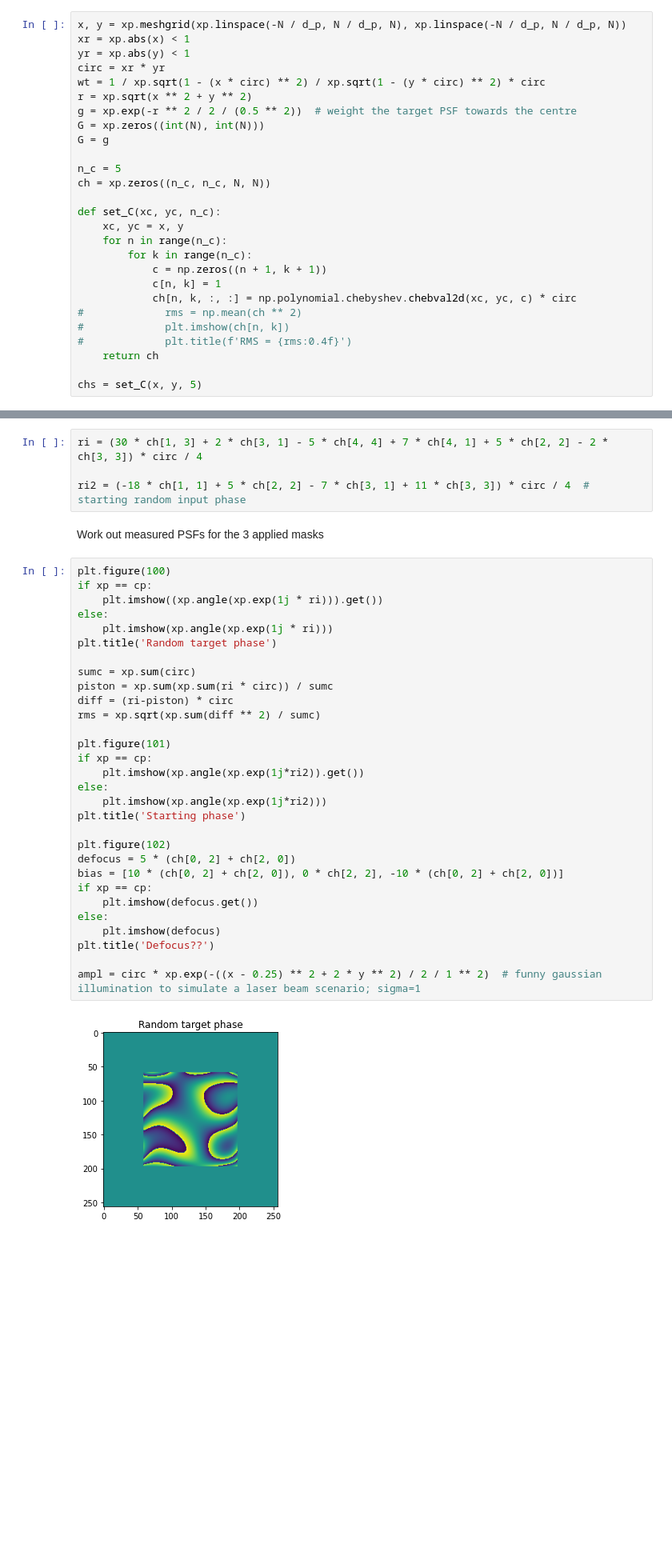
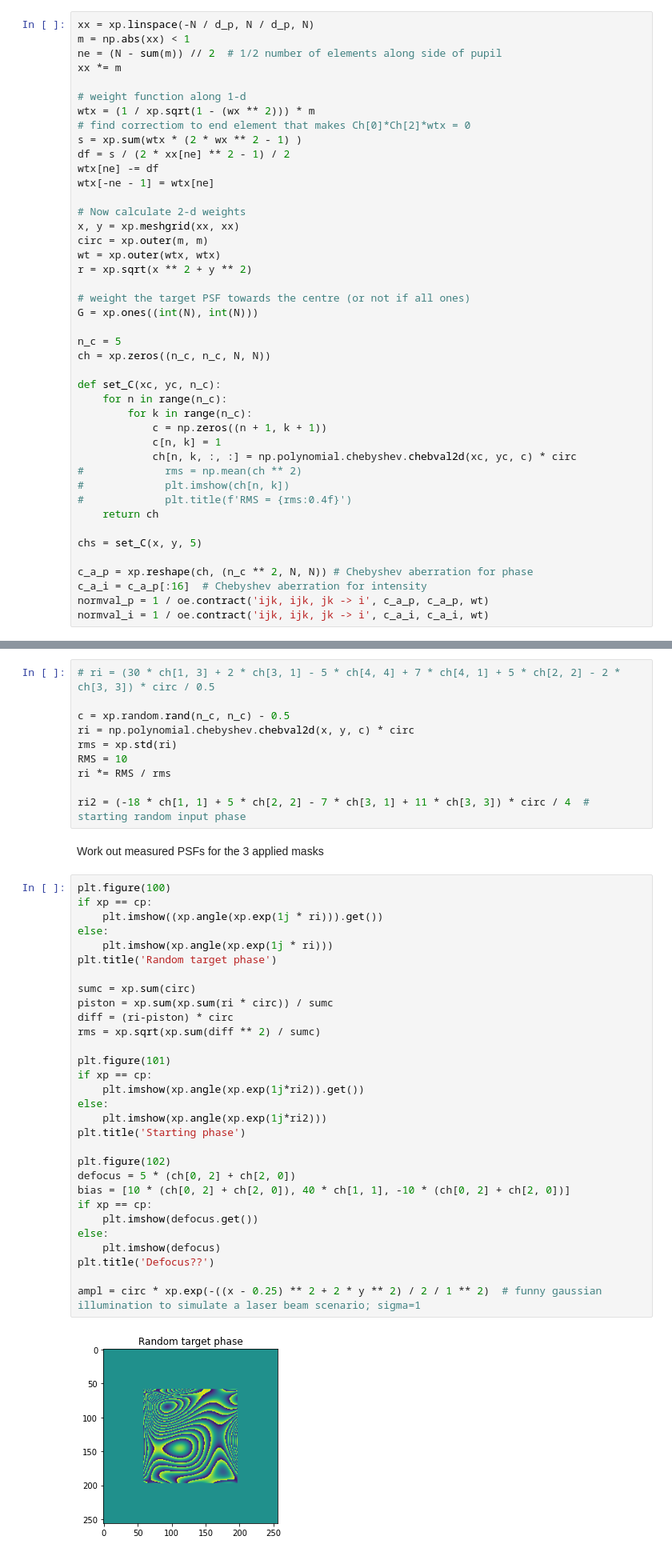
Before and after one commit to imperial-photonics/HexSimInstrument, a Jupyter notebook: R11SLM_correction_simulation_Chebyshev.ipynb, the cells around one changed output, grey strips where cells are left out. Shown at 80% size. Drawn from its saved outputs; the diff is of its cells as text; blank space fills up the shorter version.

Commit message:
Corrections to weight matrix at edges and in calculation of RMS of fitted wavefronts as simple 2-norm of modes amplitudes cannot be used with Chebyshev polynomials

```diff
--- a/R11SLM_correction_simulation_Chebyshev.ipynb
+++ b/R11SLM_correction_simulation_Chebyshev.ipynb
@@ -60,21 +60,32 @@ s_fac = 14.745
 # %% [markdown]
 Set up arrays and Chebyshev polynomials
 # %%
-x, y = xp.meshgrid(xp.linspace(-N / d_p, N / d_p, N), xp.linspace(-N / d_p, N / d_p, N))
-xr = xp.abs(x) < 1
-yr = xp.abs(y) < 1
-circ = xr * yr
-wt = 1 / xp.sqrt(1 - (x * circ) ** 2) / xp.sqrt(1 - (y * circ) ** 2) * circ
+xx = xp.linspace(-N / d_p, N / d_p, N)
+m = np.abs(xx) < 1
+ne = (N - sum(m)) // 2  # 1/2 number of elements along side of pupil
+xx *= m
+
+# weight function along 1-d
+wtx = (1 / xp.sqrt(1 - (wx ** 2))) * m
+# find correctiom to end element that makes Ch[0]*Ch[2]*wtx = 0
+s = xp.sum(wtx * (2 * wx ** 2 - 1) )
+df = s / (2 * xx[ne] ** 2 - 1) / 2
+wtx[ne] -= df
+wtx[-ne - 1] = wtx[ne]
+
+# Now calculate 2-d weights
+x, y = xp.meshgrid(xx, xx)
+circ = xp.outer(m, m)
+wt = xp.outer(wtx, wtx)
 r = xp.sqrt(x ** 2 + y ** 2)
-g = xp.exp(-r ** 2 / 2 / (0.5 ** 2))  # weight the target PSF towards the centre
-G = xp.zeros((int(N), int(N)))
-G = g
+
+# weight the target PSF towards the centre (or not if all ones)
+G = xp.ones((int(N), int(N)))
 
 n_c = 5
 ch = xp.zeros((n_c, n_c, N, N))
 
 def set_C(xc, yc, n_c):
-    xc, yc = x, y
     for n in range(n_c):
         for k in range(n_c):
             c = np.zeros((n + 1, k + 1))
@@ -86,3 +97,8 @@ def set_C(xc, yc, n_c):
     return ch
 
 chs = set_C(x, y, 5)
+
+c_a_p = xp.reshape(ch, (n_c ** 2, N, N)) # Chebyshev aberration for phase
+c_a_i = c_a_p[:16]  # Chebyshev aberration for intensity
+normval_p = 1 / oe.contract('ijk, ijk, jk -> i', c_a_p, c_a_p, wt)
+normval_i = 1 / oe.contract('ijk, ijk, jk -> i', c_a_i, c_a_i, wt)
@@ -116,7 +163,13 @@ plt.imshow(wt)
 ### Random phase
 Create a random image with low spatial frequency content for aberration to be measured
 # %%
-ri = (30 * ch[1, 3] + 2 * ch[3, 1] - 5 * ch[4, 4] + 7 * ch[4, 1] + 5 * ch[2, 2] - 2 * ch[3, 3]) * circ / 4
+# ri = (30 * ch[1, 3] + 2 * ch[3, 1] - 5 * ch[4, 4] + 7 * ch[4, 1] + 5 * ch[2, 2] - 2 * ch[3, 3]) * circ / 0.5
+
+c = xp.random.rand(n_c, n_c) - 0.5
+ri = np.polynomial.chebyshev.chebval2d(x, y, c) * circ
+rms = xp.std(ri)
+RMS = 10
+ri *= RMS / rms
 
 ri2 = (-18 * ch[1, 1] + 5 * ch[2, 2] - 7 * ch[3, 1] + 11 * ch[3, 3]) * circ / 4  # starting random input phase
 # %% [markdown]
@@ -124,35 +177,35 @@ Work out measured PSFs for the 3 applied masks
 # %%
 plt.figure(100)
 if xp == cp:
     plt.imshow((xp.angle(xp.exp(1j * ri))).get())
 else:
     plt.imshow(xp.angle(xp.exp(1j * ri)))
 plt.title('Random target phase')
 
 sumc = xp.sum(circ)
 piston = xp.sum(xp.sum(ri * circ)) / sumc
 diff = (ri-piston) * circ
 rms = xp.sqrt(xp.sum(diff ** 2) / sumc)
 
 plt.figure(101)
 if xp == cp:
     plt.imshow(xp.angle(xp.exp(1j*ri2)).get())
 else:
     plt.imshow(xp.angle(xp.exp(1j*ri2)))
 plt.title('Starting phase')
 
 plt.figure(102)
 defocus = 5 * (ch[0, 2] + ch[2, 0])
-bias = [10 * (ch[0, 2] + ch[2, 0]), 0 * ch[2, 2], -10 * (ch[0, 2] + ch[2, 0])]
+bias = [10 * (ch[0, 2] + ch[2, 0]), 40 * ch[1, 1], -10 * (ch[0, 2] + ch[2, 0])]
 if xp == cp:
     plt.imshow(defocus.get())
 else:
     plt.imshow(defocus)
 plt.title('Defocus??')
 
 ampl = circ * xp.exp(-((x - 0.25) ** 2 + 2 * y ** 2) / 2 / 1 ** 2)  # funny gaussian illumination to simulate a laser beam scenario; sigma=1
 # %% [output]
-[figure, old version]
+[figure, new version]
 [figure]
 [figure]
 # %%
```
Also changed, not shown: parts of 14 cells of this notebook.
